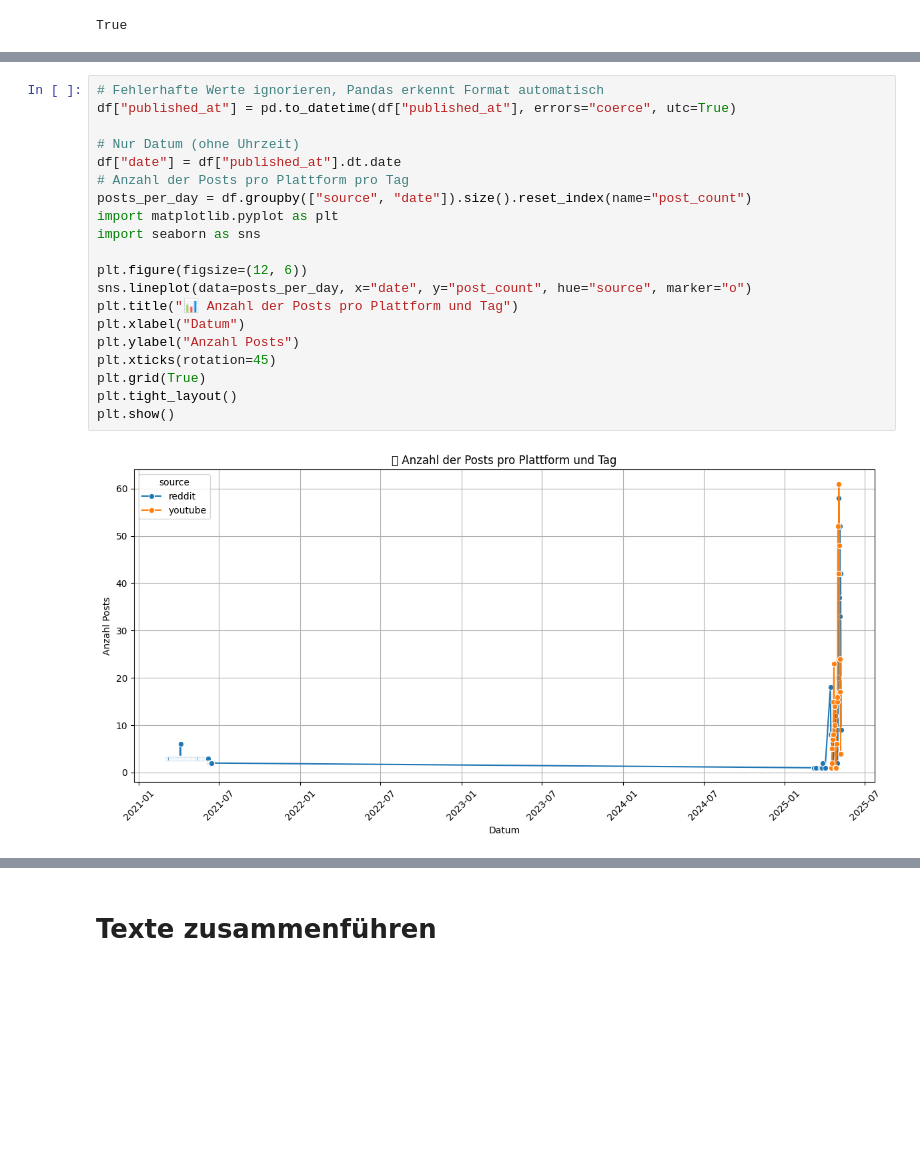
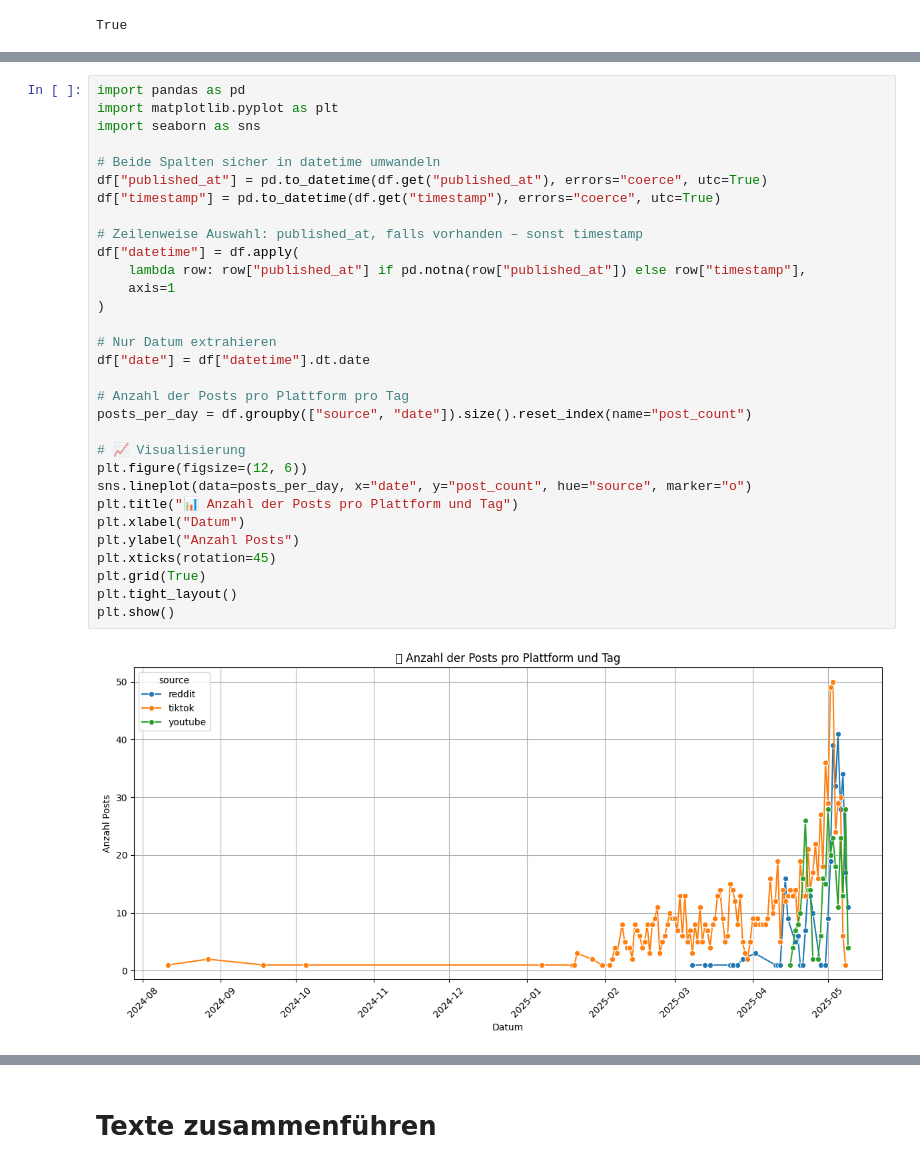
Before and after one commit to sofietheresa/TrendAnalyseSocialMedia, a Jupyter notebook: notebooks/03_data_exploration.ipynb, the cells around one changed output, grey strips where cells are left out. Drawn from its saved outputs; the diff is of its cells as text; blank space fills up the shorter version.

```diff
--- a/notebooks/03_data_exploration.ipynb
+++ b/notebooks/03_data_exploration.ipynb
@@ -70,22 +71,33 @@ print(post_counts)
 # %%
-# Fehlerhafte Werte ignorieren, Pandas erkennt Format automatisch
-df["published_at"] = pd.to_datetime(df["published_at"], errors="coerce", utc=True)
-
-# Nur Datum (ohne Uhrzeit)
-df["date"] = df["published_at"].dt.date
-# Anzahl der Posts pro Plattform pro Tag
-posts_per_day = df.groupby(["source", "date"]).size().reset_index(name="post_count")
+import pandas as pd
 import matplotlib.pyplot as plt
 import seaborn as sns
 
+# Beide Spalten sicher in datetime umwandeln
+df["published_at"] = pd.to_datetime(df.get("published_at"), errors="coerce", utc=True)
+df["timestamp"] = pd.to_datetime(df.get("timestamp"), errors="coerce", utc=True)
+
+# Zeilenweise Auswahl: published_at, falls vorhanden – sonst timestamp
+df["datetime"] = df.apply(
+    lambda row: row["published_at"] if pd.notna(row["published_at"]) else row["timestamp"],
+    axis=1
+)
+
+# Nur Datum extrahieren
+df["date"] = df["datetime"].dt.date
+
+# Anzahl der Posts pro Plattform pro Tag
+posts_per_day = df.groupby(["source", "date"]).size().reset_index(name="post_count")
+
+# 📈 Visualisierung
 plt.figure(figsize=(12, 6))
 sns.lineplot(data=posts_per_day, x="date", y="post_count", hue="source", marker="o")
 plt.title("📊 Anzahl der Posts pro Plattform und Tag")
 plt.xlabel("Datum")
 plt.ylabel("Anzahl Posts")
 plt.xticks(rotation=45)
 plt.grid(True)
 plt.tight_layout()
 plt.show()
 # %% [output]
-[figure, old version]
+[figure, new version]
```
Also changed, not shown: parts of 11 cells of this notebook, 10 other files.
